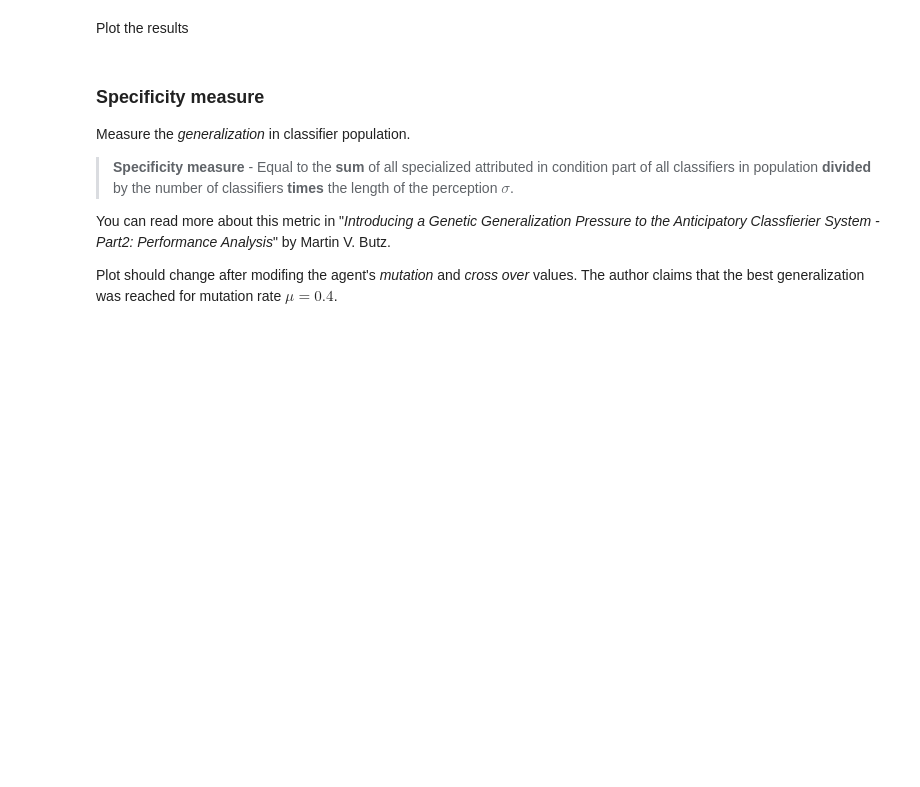
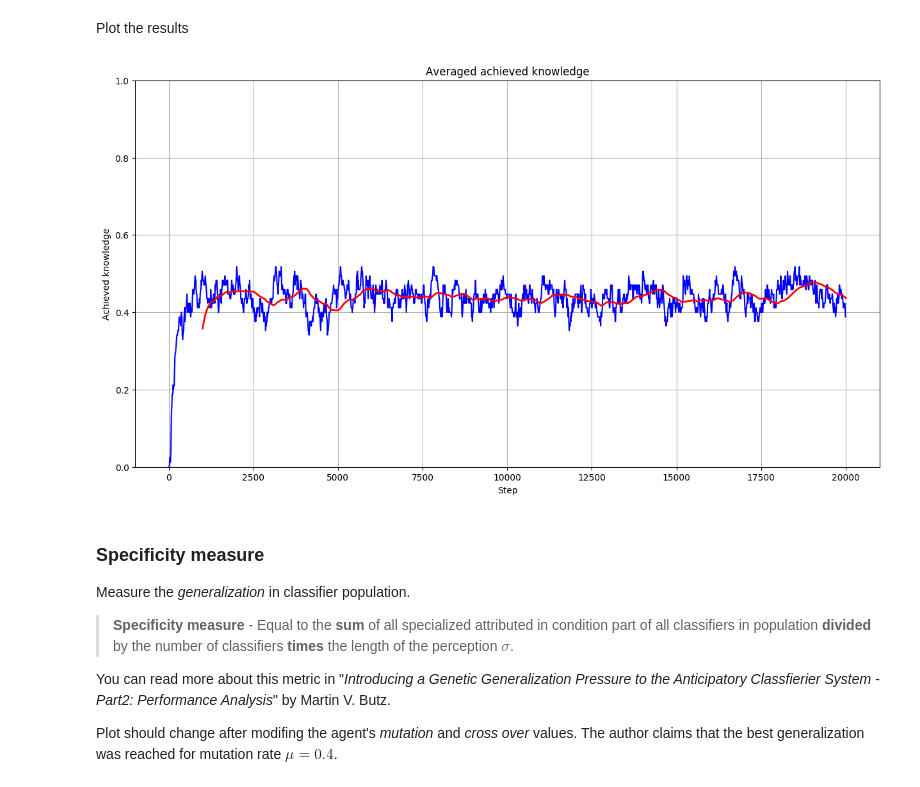
Before and after one commit to ParrotPrediction/pyalcs, a Jupyter notebook: examples/notebooks/ACS2 in Maze.ipynb, the cells around one changed output. Saved outputs shown, nothing was run; the diff lists cells and outputs as text; code cells hidden in the pictures; blank space fills up the shorter version.

```diff
--- a/examples/notebooks/ACS2 in Maze.ipynb
+++ b/examples/notebooks/ACS2 in Maze.ipynb
@@ -142,7 +139,7 @@ The whole simulation will run a certain number of times for certain number of st
 EXPERIMENTS = 5
 
 # Number of agent steps for each experiment
-STEPS = 10000 # 10 000
+STEPS = 20000 # 10 000
 
 # Maximum number of steps in single trial (before resetting an animat)
 # Set to None for no limits
@@ -151,10 +148,8 @@ MAX_STEPS_IN_TRIAL = None
 # Amount of processes pool
 PROCESSES = 2
 
-# Exploration strategy
-# Available Greedy(), ActionDelayBias(), KnowledgeArrayBias()
+# Biased exploration strategy probability
 EPSILON = 0.5
-EXPLORATION_STRATEGY = KnowledgeArrayBias()
 # %% [markdown]
 Let's declare a function performing a single experiment.
 
@@ -167,10 +162,7 @@ We are:
 # %%
 def perform_experiment(experiment):
     # Initialize the agent
-    agent = ACS2(
-        epsilon=EPSILON,
-        strategy=EXPLORATION_STRATEGY
-    )
+    agent = ACS2(epsilon=EPSILON)
 
     agent.add_metrics_handlers([
         ActualStep('time'),
@@ -297,20 +316,24 @@ def get_avg_achieved_knowledge_per_step(performance):
 Plot the results
 # %%
 knowledge_per_step = get_avg_achieved_knowledge_per_step(all_metrics)
-knowledge_per_step['MA'] = knowledge_per_step['achieved_knowledge'].rolling(window=500).mean()
+knowledge_per_step['MA'] = knowledge_per_step['achieved_knowledge'].rolling(window=100).mean()
 
 fig = plt.figure(figsize=(15, 8), dpi=100)
 
 plt.plot(knowledge_per_step['time'], knowledge_per_step['achieved_knowledge'], 'b')
 plt.plot(knowledge_per_step['time'], knowledge_per_step['MA'], 'r', linewidth=2.0)
 
 plt.title('Averaged achieved knowledge')
 plt.xlabel('Step')
 plt.ylabel('Achieved knowledge')
 
+plt.ylim([0, 1])
+
 plt.grid(True)
 
 plt.show()
+# %% [output]
+[figure, added]
 # %% [markdown]
 ### Specificity measure
 Measure the *generalization* in classifier population.
```
Also changed, not shown: parts of 13 cells of this notebook, 3 other files.
